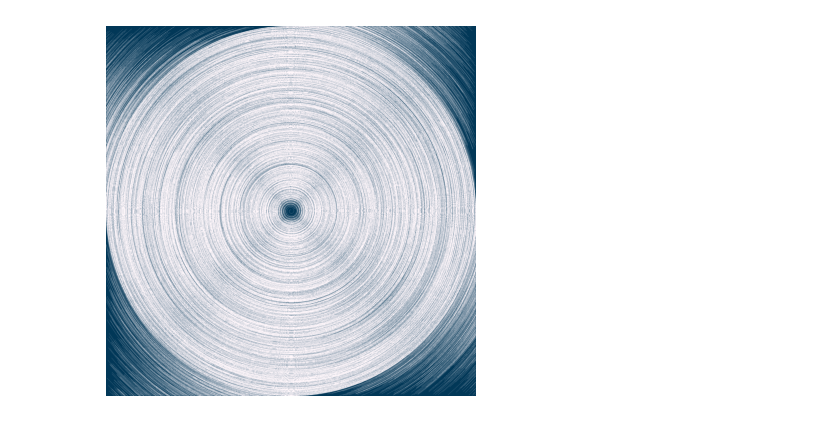
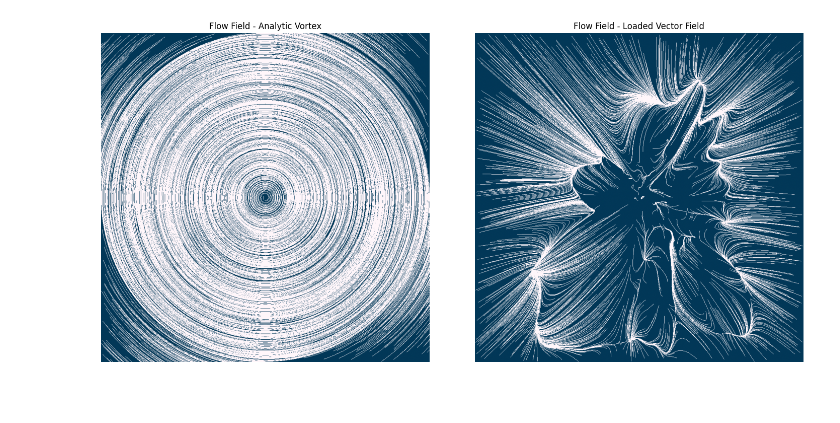
Before and after one commit to CerovazS/vfield, a Jupyter notebook: plot.ipynb, the cells around one changed output. Drawn from its saved outputs; the diff is of its cells as text; code cells hidden in the pictures; blank space fills up the shorter version.

Commit message:
add user vfield rendering with particle flow

```diff
--- a/plot.ipynb
+++ b/plot.ipynb
@@ -64,6 +130,20 @@ img.save("flow_field.png")
-# %%
-plt.imshow(img, cmap='PuBu', origin='lower')
-plt.axis('off')
-plt.show()
-# %% [output]
-[figure, removed]
+# %%
+# Display both flow field images
+import matplotlib.pyplot as plt
+
+fig, (ax1, ax2) = plt.subplots(1, 2, figsize=(15, 7))
+
+# Display vortex flow field
+ax1.imshow(img_vortex, cmap='PuBu', origin='lower')
+ax1.set_title('Flow Field - Analytic Vortex')
+ax1.axis('off')
+
+# Display loaded vector field flow field
+ax2.imshow(img_loaded, cmap='PuBu', origin='lower')
+ax2.set_title('Flow Field - Loaded Vector Field')
+ax2.axis('off')
+
+plt.tight_layout()
+plt.show()
+# %% [output]
+[figure, added]
```
Also changed, not shown: parts of 3 cells of this notebook.
